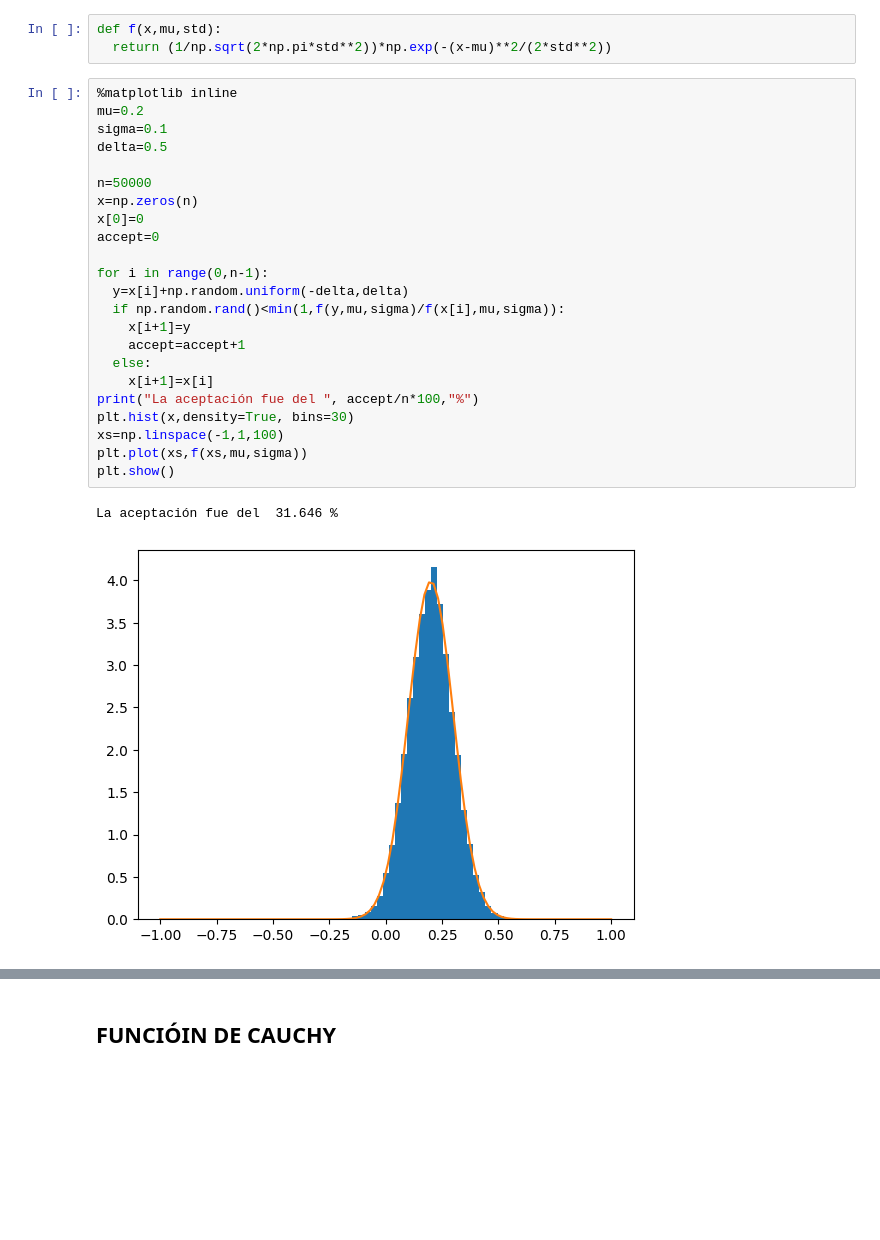
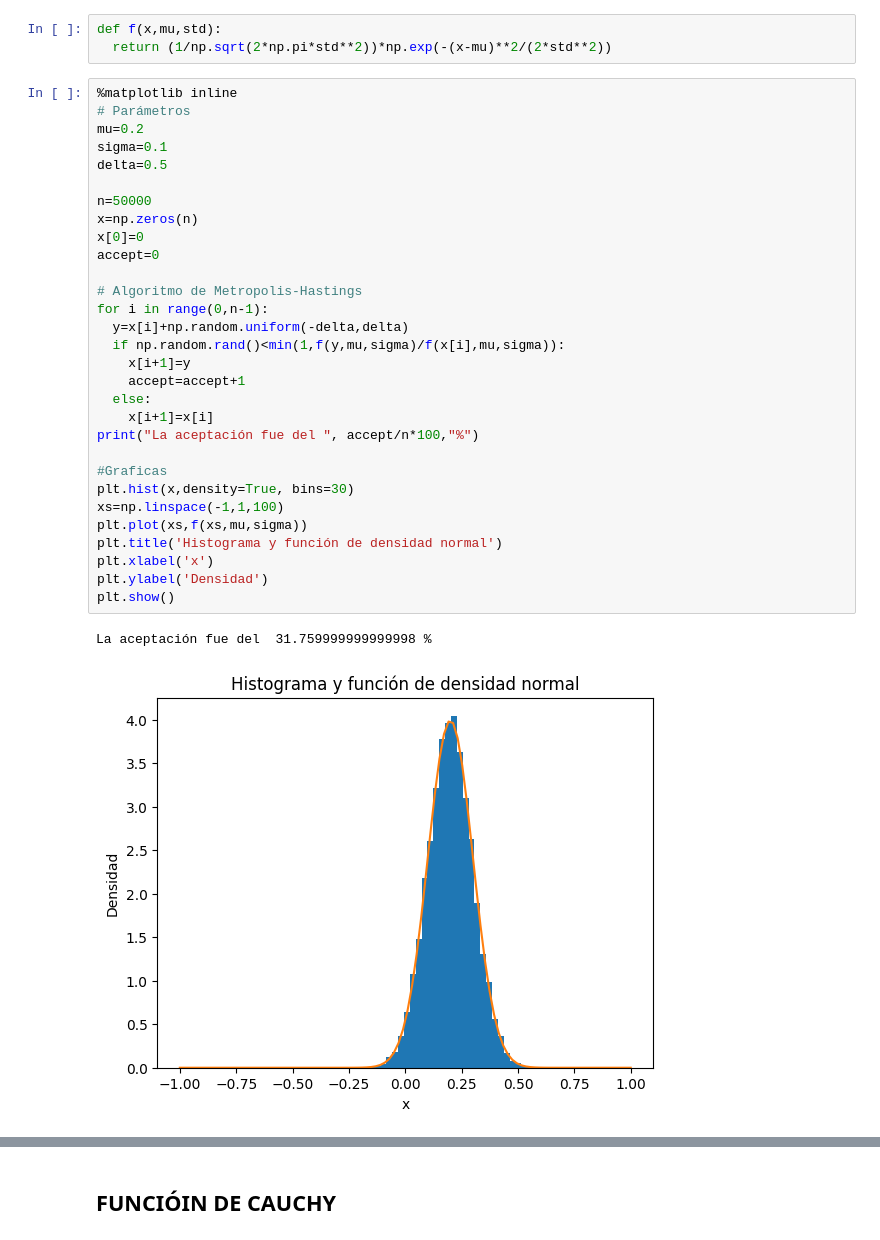
Before and after one commit to Gustavo-Ros/Simulaci-n-2, a Jupyter notebook: Metropolis.ipynb, the cells around one changed output, grey strips where cells are left out. Cells and saved outputs as stored; diff of their text form; blank space fills up the shorter version.

```diff
--- a/Metropolis.ipynb
+++ b/Metropolis.ipynb
@@ -31,30 +31,37 @@ def f(x,mu,std):
   return (1/np.sqrt(2*np.pi*std**2))*np.exp(-(x-mu)**2/(2*std**2))
 # %%
 %matplotlib inline
+# Parámetros
 mu=0.2
 sigma=0.1
 delta=0.5
 
 n=50000
 x=np.zeros(n)
 x[0]=0
 accept=0
 
+# Algoritmo de Metropolis-Hastings
 for i in range(0,n-1):
   y=x[i]+np.random.uniform(-delta,delta)
   if np.random.rand()<min(1,f(y,mu,sigma)/f(x[i],mu,sigma)):
     x[i+1]=y
     accept=accept+1
   else:
     x[i+1]=x[i]
 print("La aceptación fue del ", accept/n*100,"%")
+
+#Graficas
 plt.hist(x,density=True, bins=30)
 xs=np.linspace(-1,1,100)
 plt.plot(xs,f(xs,mu,sigma))
+plt.title('Histograma y función de densidad normal')
+plt.xlabel('x')
+plt.ylabel('Densidad')
 plt.show()
 # %% [output]
-La aceptación fue del  31.646 %
+La aceptación fue del  31.759999999999998 %
-[figure, old version]
+[figure, new version]
 # %%
 df = pd.DataFrame({'PARAMETROS:': ['Media', 'Desviación Estándar'], 'MUESTRA': [np.mean(x), np.std(x)],'ANALÍTICA': [mu, sigma]})
 print(df.to_string(index=False))
```
Also changed, not shown: parts of 17 cells of this notebook.
